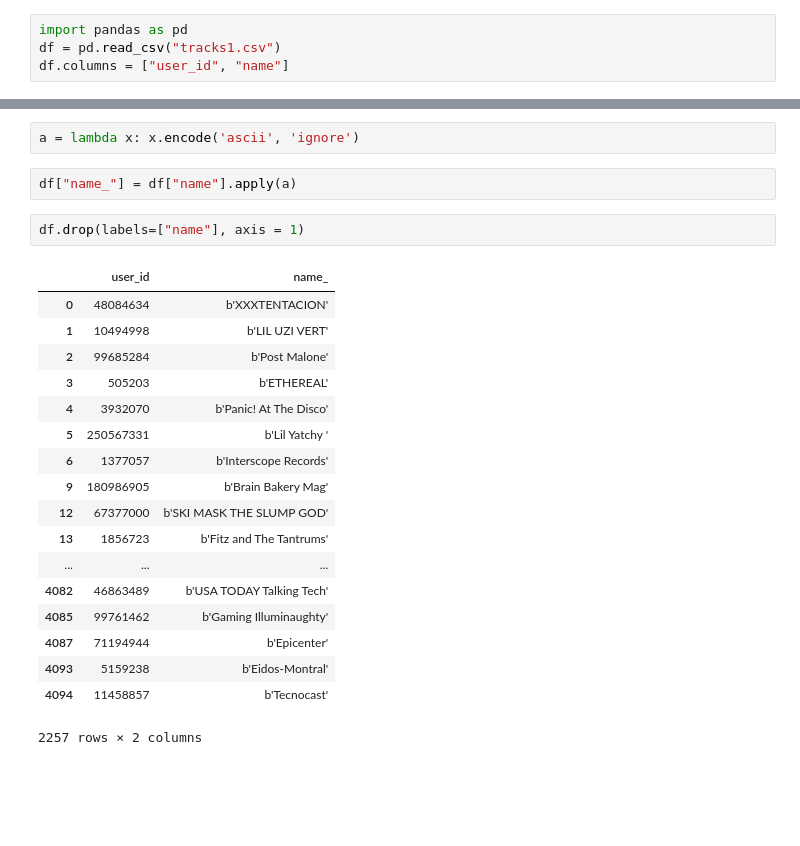
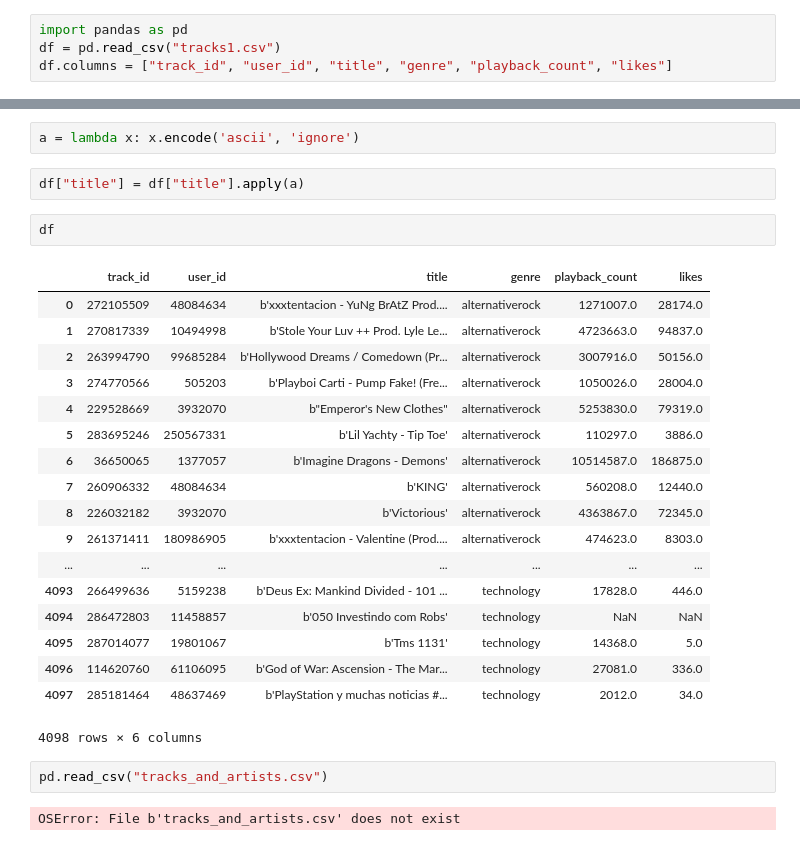
Before and after one commit to ohkhan/dubhacks2016, a Jupyter notebook: scraping_test.ipynb, the cells around one changed output, grey strips where cells are left out. Drawn from its saved outputs; the diff is of its cells as text; blank space fills up the shorter version.

```diff
--- a/scraping_test.ipynb
+++ b/scraping_test.ipynb
@@ -56,6 +56,6 @@ f.close()
 # %%
 import pandas as pd
 df = pd.read_csv("tracks1.csv")
-df.columns = ["user_id", "name"]
+df.columns = ["track_id", "user_id", "title", "genre", "playback_count", "likes"]
 # %%
 df.drop_duplicates(inplace=True)
@@ -104,25 +108,29 @@ df[["user_id", "name"]]
 # %%
 a = lambda x: x.encode('ascii', 'ignore')
 # %%
-df["name_"] = df["name"].apply(a)
+df["title"] = df["title"].apply(a)
-# %%
-df.drop(labels=["name"], axis = 1)
-# %% [output]
-|  | user_id | name_ |
-| 0 | 48084634 | b'XXXTENTACION' |
-| 1 | 10494998 | b'LIL UZI VERT' |
-| 2 | 99685284 | b'Post Malone' |
-| 3 | 505203 | b'ETHEREAL' |
-| 4 | 3932070 | b'Panic! At The Disco' |
-| 5 | 250567331 | b'Lil Yatchy ' |
-| 6 | 1377057 | b'Interscope Records' |
-| 9 | 180986905 | b'Brain Bakery Mag' |
-| 12 | 67377000 | b'SKI MASK THE SLUMP GOD' |
-| 13 | 1856723 | b'Fitz and The Tantrums' |
-| ... | ... | ... |
-| 4082 | 46863489 | b'USA TODAY Talking Tech' |
-| 4085 | 99761462 | b'Gaming Illuminaughty' |
-| 4087 | 71194944 | b'Epicenter' |
-| 4093 | 5159238 | b'Eidos-Montral' |
-| 4094 | 11458857 | b'Tecnocast' |
-2257 rows × 2 columns
+# %%
+df
+# %% [output]
+|  | track_id | user_id | title | genre | playback_count | likes |
+| 0 | 272105509 | 48084634 | b'xxxtentacion - YuNg BrAtZ Prod.... | alternativerock | 1271007.0 | 28174.0 |
+| 1 | 270817339 | 10494998 | b'Stole Your Luv ++ Prod. Lyle Le... | alternativerock | 4723663.0 | 94837.0 |
+| 2 | 263994790 | 99685284 | b'Hollywood Dreams / Comedown (Pr... | alternativerock | 3007916.0 | 50156.0 |
+| 3 | 274770566 | 505203 | b'Playboi Carti - Pump Fake! (Fre... | alternativerock | 1050026.0 | 28004.0 |
+| 4 | 229528669 | 3932070 | b"Emperor's New Clothes" | alternativerock | 5253830.0 | 79319.0 |
+| 5 | 283695246 | 250567331 | b'Lil Yachty - Tip Toe' | alternativerock | 110297.0 | 3886.0 |
+| 6 | 36650065 | 1377057 | b'Imagine Dragons - Demons' | alternativerock | 10514587.0 | 186875.0 |
+| 7 | 260906332 | 48084634 | b'KING' | alternativerock | 560208.0 | 12440.0 |
+| 8 | 226032182 | 3932070 | b'Victorious' | alternativerock | 4363867.0 | 72345.0 |
+| 9 | 261371411 | 180986905 | b'xxxtentacion - Valentine (Prod.... | alternativerock | 474623.0 | 8303.0 |
+| ... | ... | ... | ... | ... | ... | ... |
+| 4093 | 266499636 | 5159238 | b'Deus Ex: Mankind Divided - 101 ... | technology | 17828.0 | 446.0 |
+| 4094 | 286472803 | 11458857 | b'050 Investindo com Robs' | technology | NaN | NaN |
+| 4095 | 287014077 | 19801067 | b'Tms 1131' | technology | 14368.0 | 5.0 |
+| 4096 | 114620760 | 61106095 | b'God of War: Ascension - The Mar... | technology | 27081.0 | 336.0 |
+| 4097 | 285181464 | 48637469 | b'PlayStation y muchas noticias #... | technology | 2012.0 | 34.0 |
+4098 rows × 6 columns
+# %%
+pd.read_csv("tracks_and_artists.csv")
+# %% [output]
+OSError: File b'tracks_and_artists.csv' does not exist
```
Also changed, not shown: parts of 3 cells of this notebook, 1 other file.
